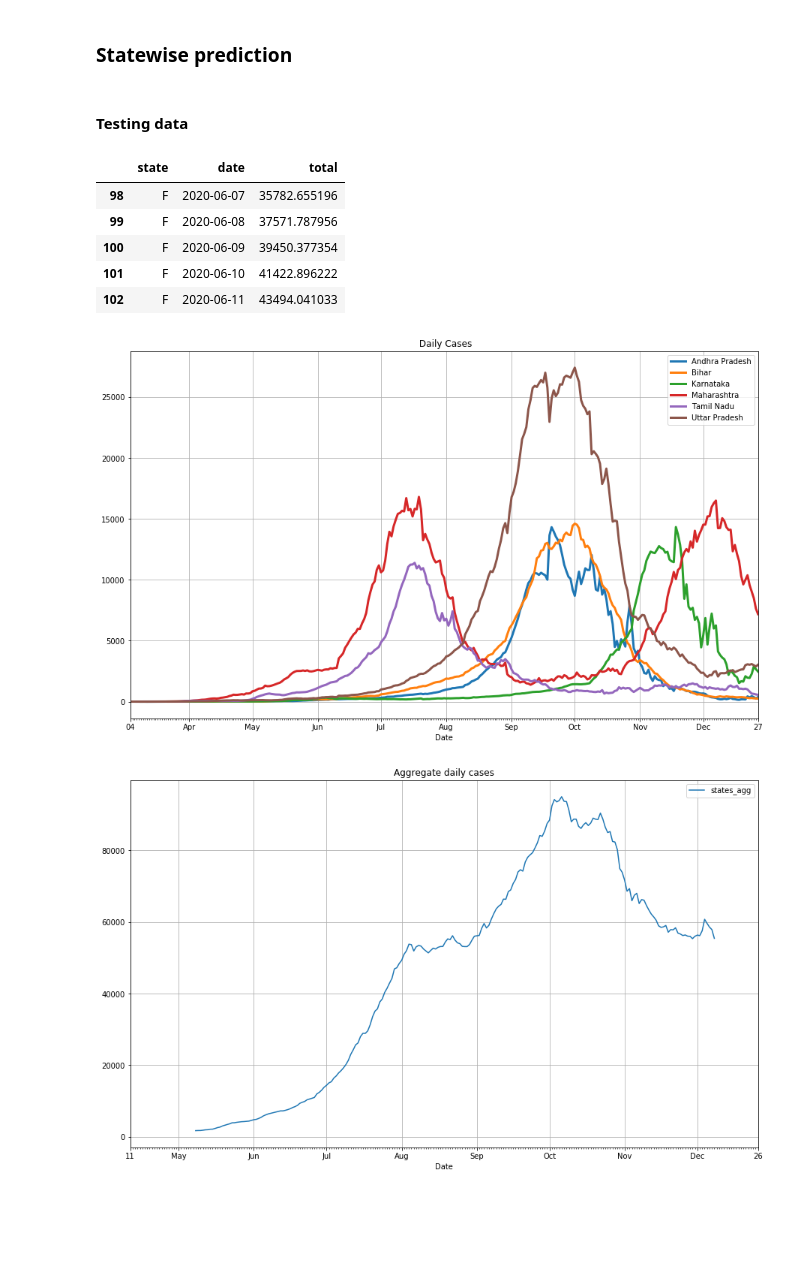
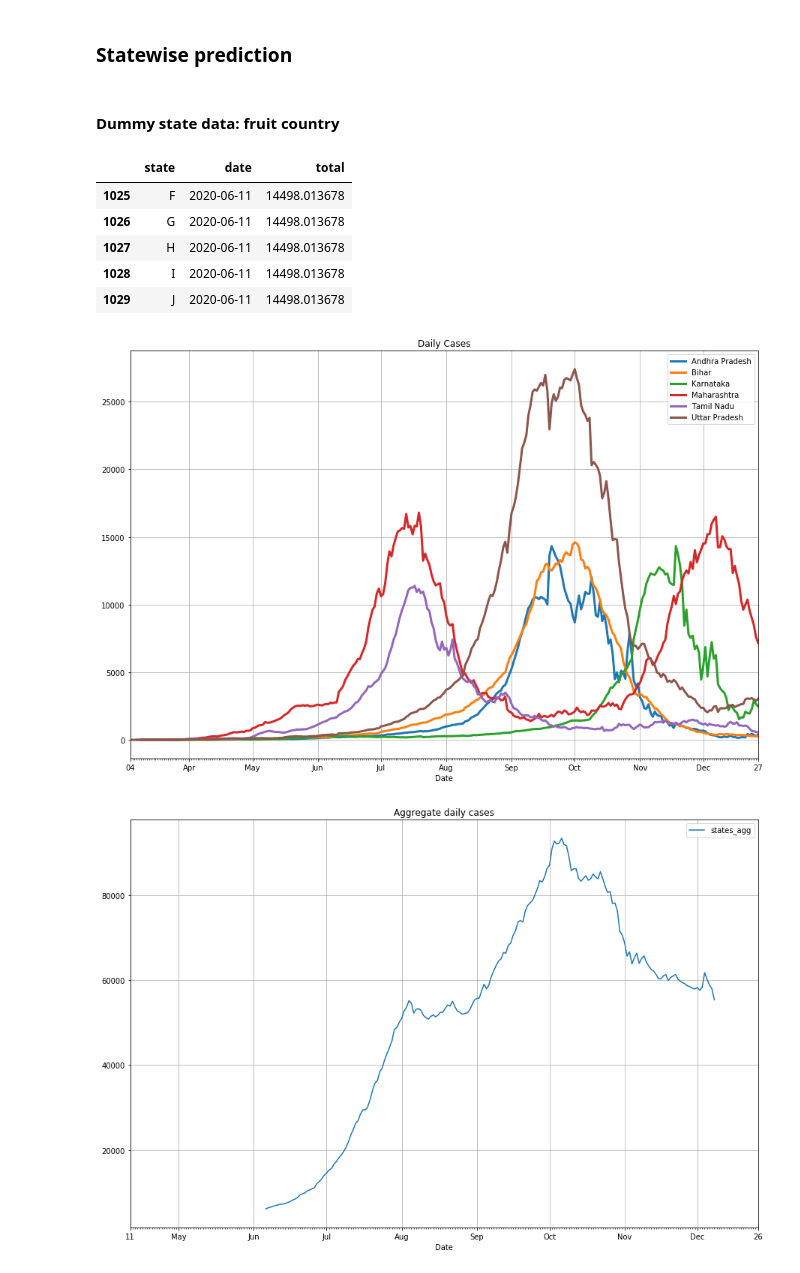
Before and after one commit to VICS-CORE/stats, a Jupyter notebook: 11_YudistirNet.ipynb, the cells around one changed output. Drawn from its saved outputs; the diff is of its cells as text; code cells hidden in the pictures; blank space fills up the shorter version.

Commit message:
Fill missing dates. Predict statewise and countrywise from covid19 data.

```diff
--- a/11_YudistirNet.ipynb
+++ b/11_YudistirNet.ipynb
@@ -487,5 +492,5 @@ STT_INFO = {
-# %% [markdown]
-#### Testing data
+# %% [markdown]
+#### Dummy state data: fruit country
 # %%
 # dummy data for testing
 # SET 1 - 3 states
@@ -493,13 +498,20 @@ STT_INFO = {
     'A': {"name": "Apple", "popn": 10000000},
     'B': {"name": "Berry", "popn": 10000000},
     'C': {"name": "Cherry", "popn": 10000000},
+    'D': {"name": "Dates", "popn": 10000000},
+    'E': {"name": "Elderberry", "popn": 10000000},
+    'F': {"name": "Fig", "popn": 10000000},
+    'G': {"name": "Grape", "popn": 10000000},
+    'H': {"name": "Honeysuckle", "popn": 10000000},
+    'I': {"name": "Icaco", "popn": 10000000},
+    'J': {"name": "Jujube", "popn": 10000000},
 }
 total = 100
 # SET 2 - 1 agg state
-STT_INFO = {
-    'F': {"name": "FruitCountry", "popn": 30000000},
-}
-total = 300
+# STT_INFO = {
+#     'Z': {"name": "FruitCountry", "popn": 1000000000},
+# }
+# total = 10000
 
 
 r = {
@@ -522,11 +534,21 @@ states_df['date'] = pd.to_datetime(states_df['date'])
 states_df.tail()
 # %% [output]
 |  | state | date | total |
-| 98 | F | 2020-06-07 | 35782.655196 |
-| 99 | F | 2020-06-08 | 37571.787956 |
-| 100 | F | 2020-06-09 | 39450.377354 |
-| 101 | F | 2020-06-10 | 41422.896222 |
-| 102 | F | 2020-06-11 | 43494.041033 |
+| 1025 | F | 2020-06-11 | 14498.013678 |
+| 1026 | G | 2020-06-11 | 14498.013678 |
+| 1027 | H | 2020-06-11 | 14498.013678 |
+| 1028 | I | 2020-06-11 | 14498.013678 |
+| 1029 | J | 2020-06-11 | 14498.013678 |
+# %%
+def expand(df):
+    '''Fill missing dates in an irregular timeline'''
+    min_date = df['date'].min()
+    max_date = df['date'].max()
+    idx = pd.date_range(min_date, max_date)
+
+    df.index = pd.DatetimeIndex(df.date)
+    df = df.drop(columns=['date'])
+    return df.reindex(idx, method='pad').reset_index().rename(columns={'index':'date'})
 # %%
 n_days = 200 # number of days for prediction
 agg_days = n_days + 60 # number of days for plotting agg curve i.e. prediction + actual data
@@ -535,7 +557,8 @@ ax = None
 for state in STT_INFO:
     pop_fct = STT_INFO[state]["popn"] / 1000
 
-    state_df = states_df.loc[states_df['state']==state][:]
+    state_df = states_df.loc[states_df['state']==state][:-1] # skip todays data. covid19 returns incomplete.
+    state_df = expand(state_df)
     state_df['daily'] = state_df['total'] - state_df['total'].shift(1).fillna(0)
     test_data = np.array(state_df['daily'].rolling(7, center=True, min_periods=1).mean() / pop_fct, dtype=np.float32)
 
@@ -569,43 +592,43 @@ for state in STT_INFO:
 
     # plot state chart
     start_date = state_df['date'].iloc[0]
-    orig_df['Date'] = pd.Series([start_date + dt.timedelta(days=i) for i in range(len(orig_df))])
+    orig_df['Date'] = pd.to_datetime([(start_date + dt.timedelta(days=i)).strftime("%Y-%m-%d") for i in range(len(orig_df))])
     if orig_df[sn].max() < 10000: # or orig_df[sn].max() < 2000:
         continue
     ax = orig_df.plot(
         x='Date',
         y=[sn],
-        title=' Daily Cases',
-        figsize=(15,9),
+        title='Daily Cases',
+        figsize=(15,10),
         grid=True,
         ax=ax,
         lw=3
     )
     mn_l = DayLocator()
     ax.xaxis.set_minor_locator(mn_l)
     mj_l = AutoDateLocator()
     mj_f = ConciseDateFormatter(mj_l, show_offset=False)
     ax.xaxis.set_major_formatter(mj_f)
 
 # plot aggregate chart
 cum_df = pd.DataFrame({
     'states_agg': states_agg
 })
 last_date = orig_df['Date'].iloc[-1].to_pydatetime()
 start_date = last_date - dt.timedelta(days=agg_days)
 cum_df['Date'] = pd.to_datetime([(start_date + dt.timedelta(days=i)).strftime("%Y-%m-%d") for i in range(len(cum_df))])
 ax = cum_df.plot(
     x='Date',
     y=['states_agg'],
     title='Aggregate daily cases',
-    figsize=(15,9),
+    figsize=(15,10),
     grid=True
 )
 mn_l = DayLocator()
 ax.xaxis.set_minor_locator(mn_l)
 mj_l = AutoDateLocator()
 mj_f = ConciseDateFormatter(mj_l, show_offset=False)
 ax.xaxis.set_major_formatter(mj_f)
 # %% [output]
-[figure, old version]
+[figure, new version]
-[figure, old version]
+[figure, new version]
```
Also changed, not shown: parts of 2 cells of this notebook.
